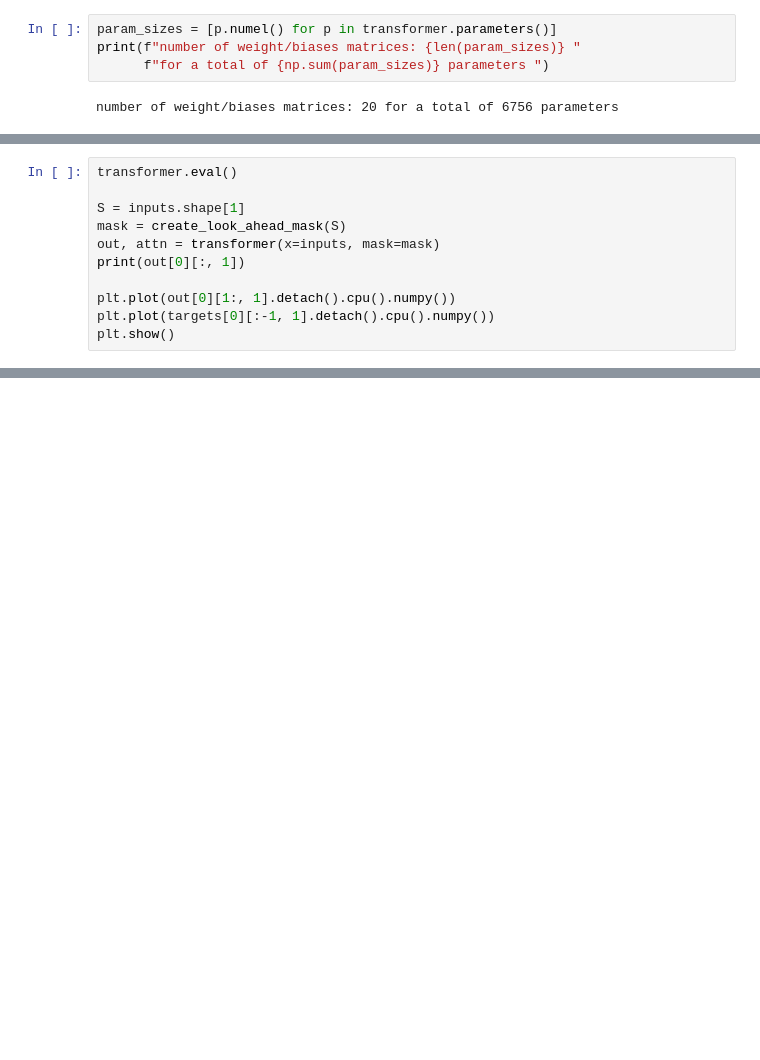
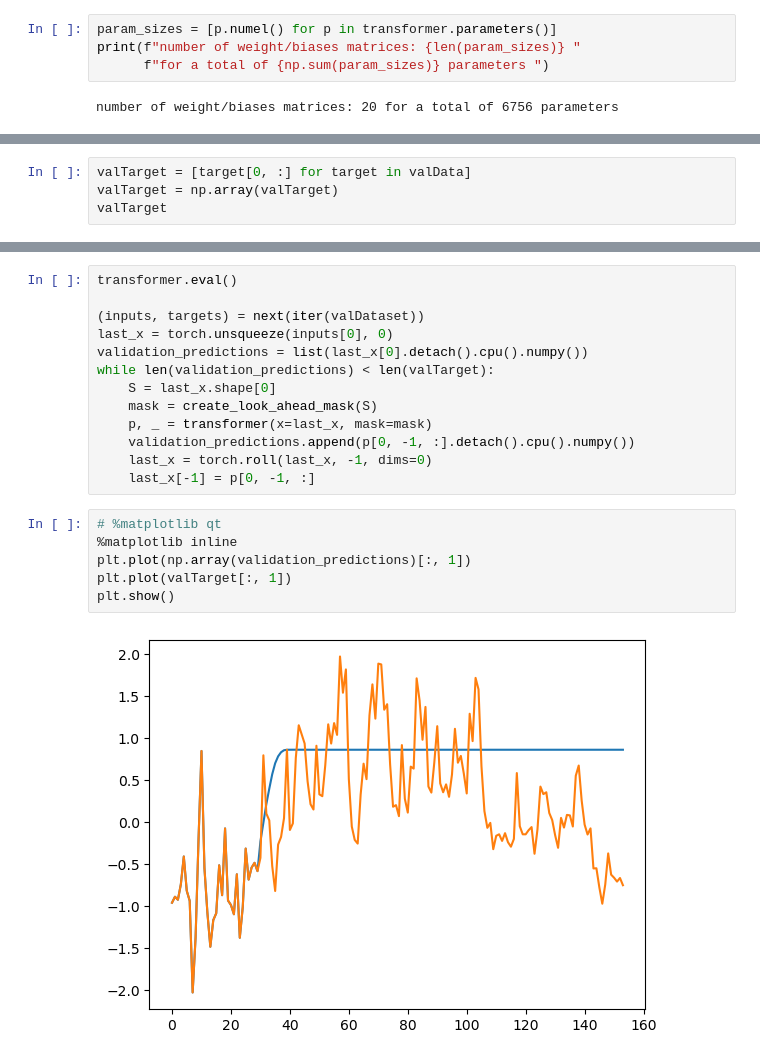
Before and after one commit to borek963/ADAML_climate_A2, a Jupyter notebook: transformerNN.ipynb, the cells around one changed output, grey strips where cells are left out. Saved outputs shown, nothing was run; the diff lists cells and outputs as text; blank space fills up the shorter version.

```diff
--- a/transformerNN.ipynb
+++ b/transformerNN.ipynb
@@ -370,11 +347,0 @@ plt.plot(val_losses)
-# %%
-transformer.eval()
-
-S = inputs.shape[1]
-mask = create_look_ahead_mask(S)
-out, attn = transformer(x=inputs, mask=mask)
-print(out[0][:, 1])
-
-plt.plot(out[0][1:, 1].detach().cpu().numpy())
-plt.plot(targets[0][:-1, 1].detach().cpu().numpy())
-plt.show()
@@ -387,0 +348,4 @@ tensor([1.2857, 1.3243, 1.2574, 1.0685, 1.2729, 1.2363, 1.0873, 0.7717, 0.4566,
+# %%
+valTarget = [target[0, :] for target in valData]
+valTarget = np.array(valTarget)
+valTarget
@@ -387,0 +370,21 @@ tensor([1.2857, 1.3243, 1.2574, 1.0685, 1.2729, 1.2363, 1.0873, 0.7717, 0.4566,
+# %%
+transformer.eval()
+
+(inputs, targets) = next(iter(valDataset))
+last_x = torch.unsqueeze(inputs[0], 0)
+validation_predictions = list(last_x[0].detach().cpu().numpy())
+while len(validation_predictions) < len(valTarget):
+    S = last_x.shape[0]
+    mask = create_look_ahead_mask(S)
+    p, _ = transformer(x=last_x, mask=mask)
+    validation_predictions.append(p[0, -1, :].detach().cpu().numpy())
+    last_x = torch.roll(last_x, -1, dims=0)
+    last_x[-1] = p[0, -1, :]
+# %%
+# %matplotlib qt
+%matplotlib inline
+plt.plot(np.array(validation_predictions)[:, 1])
+plt.plot(valTarget[:, 1])
+plt.show()
+# %% [output]
+[figure, added]
```
Also changed, not shown: parts of 8 cells of this notebook.
